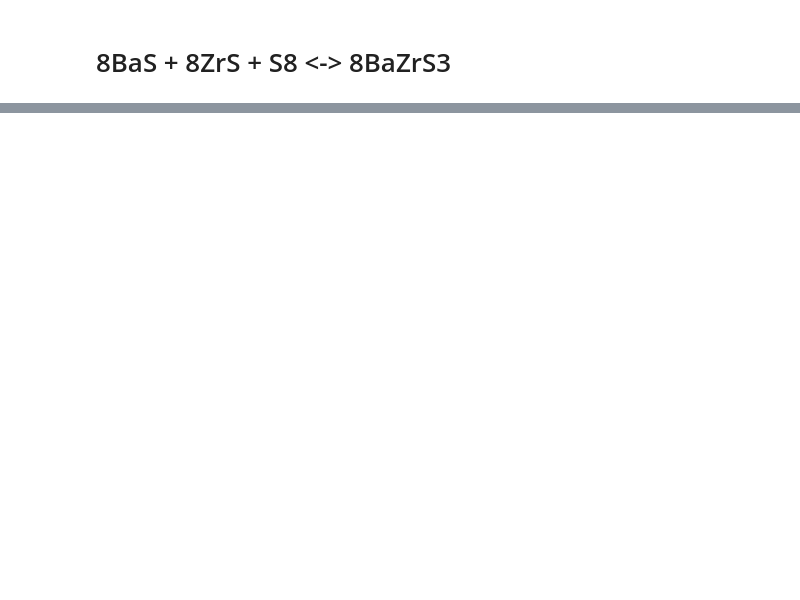
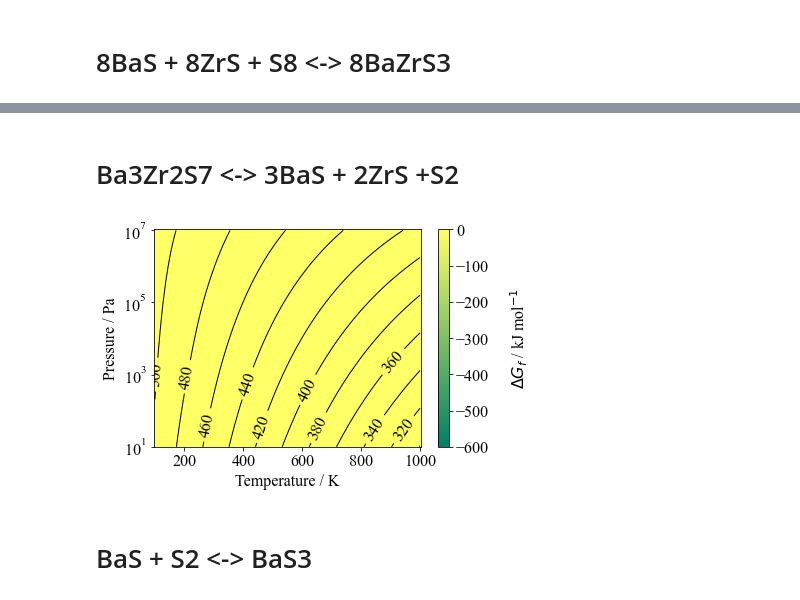
Before and after one commit to NU-CEM/ThermoPot, a Jupyter notebook: BaZrS3/BaZrS3.ipynb, the cells around one changed output, grey strips where cells are left out. Cells and saved outputs as stored; diff of their text form; code cells hidden in the pictures; blank space fills up the shorter version.

```diff
--- a/BaZrS3/BaZrS3.ipynb
+++ b/BaZrS3/BaZrS3.ipynb
@@ -308,0 +255,11 @@ Ok, so that is 317 meV which is much closer to that reported in the literature.
+# %% [markdown]
+# Ba3Zr2S7  <-> 3BaS + 2ZrS +S2
+# %%
+ternary_gas_reaction = reactions.Reaction({Ba3Zr2S7:1},{BaS:3,ZrS:2,S2:1},
+                                      temperature=T, pressure=P, fu=1)
+GFE = ternary_gas_reaction.Dmu(units="kJ")
+GFE.plot_TvsP()
+# %% [output]
+[figure, added]
+# %% [markdown]
+# BaS + S2 <-> BaS3
```
Also changed, not shown: parts of 57 cells of this notebook, 4 other files.
